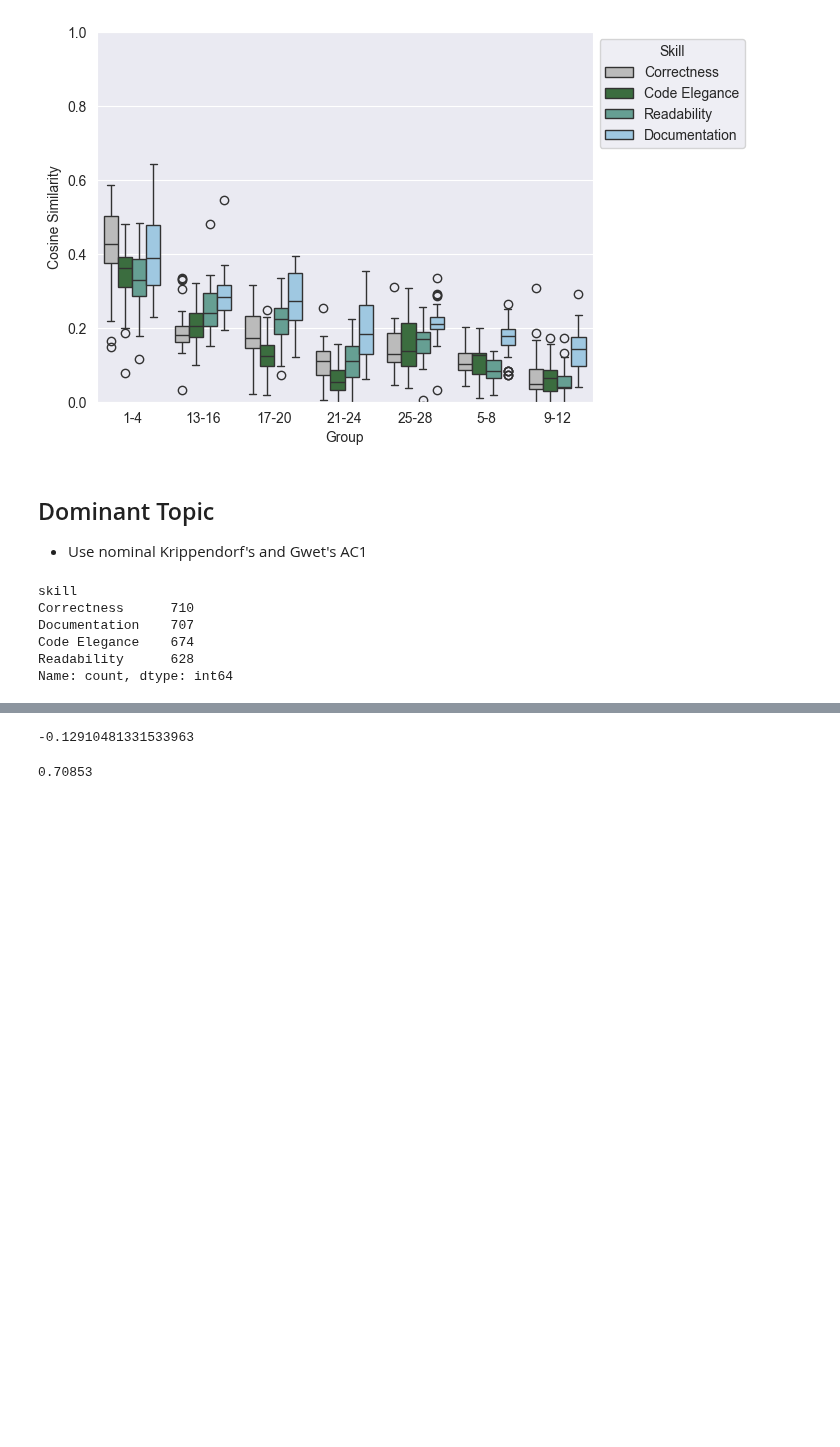
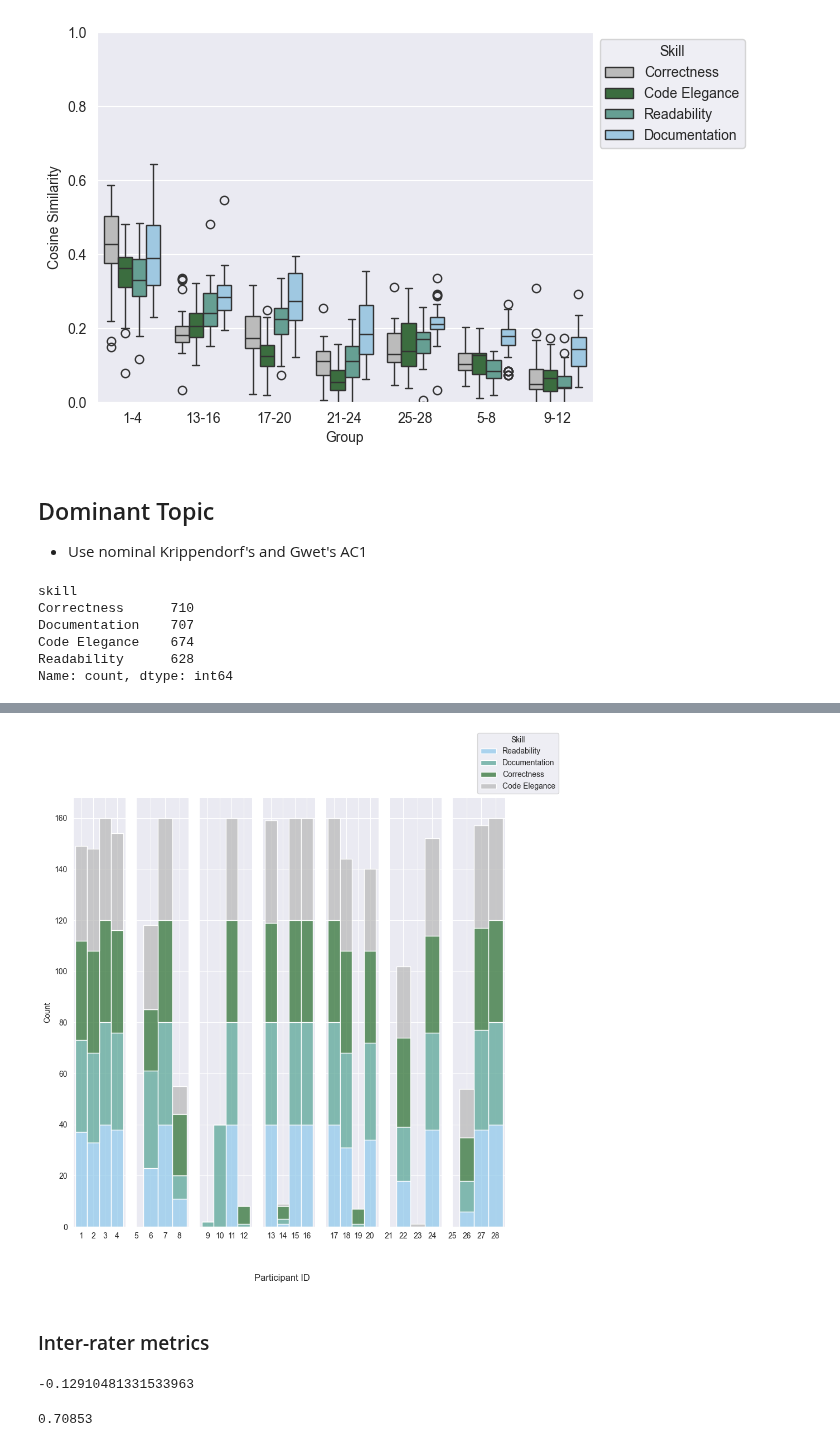
Before and after one commit to m-messer/Consistency_In_Grading_Analysis, a Jupyter notebook: feedback/feedback_inter_consistency.ipynb, the cells around one changed output, grey strips where cells are left out. Drawn from its saved outputs; the diff is of its cells as text; code cells hidden in the pictures; blank space fills up the shorter version.

Commit message:
PHD-777 Added dist of feedback by participant number

```diff
--- a/feedback/feedback_inter_consistency.ipynb
+++ b/feedback/feedback_inter_consistency.ipynb
@@ -192,0 +201,3 @@ Categories (10, object): ['Areas of Achievement', 'Areas of Improvement', 'Code
+# %%
+dist_df = dominant_df.copy().sort_values(['skill', 'group', 'participant_id'])
+dist_df.head()
@@ -193,3 +211,23 @@ Categories (10, object): ['Areas of Achievement', 'Areas of Improvement', 'Code
+# %%
+fig, axs = plt.subplots(1, 7, figsize=(10, 10), sharey=True)
+
+groups = dist_df['group'].unique().tolist()
+
+for i in range(len(groups)):
+    sns.histplot(dist_df[dist_df['group'] == groups[i]], x='participant_id', hue='skill', multiple='stack', discrete=True, ax=axs[i], legend=False, palette=color_pallete)
+    group_split = groups[i].split('-')
+    axs[i].set_xticks(range(int(group_split[0]), int(group_split[1]) + 1))
+    axs[i].set(xlabel='')
+    # plt.tight_layout(pad=2)
+
+
+fig.supxlabel('Participant ID')
+fig.legend(labels=['Readability', 'Documentation', 'Correctness', 'Code Elegance'], loc='upper right', title='Skill')
+fig.savefig('plots/feedback_dist_participant.pdf', bbox_inches='tight')
+# %% [output]
+[figure, added]
+# %% [markdown]
+### Inter-rater metrics
 # %%
 # Topics are norminal
 
```
Also changed, not shown: parts of 6 cells of this notebook.
